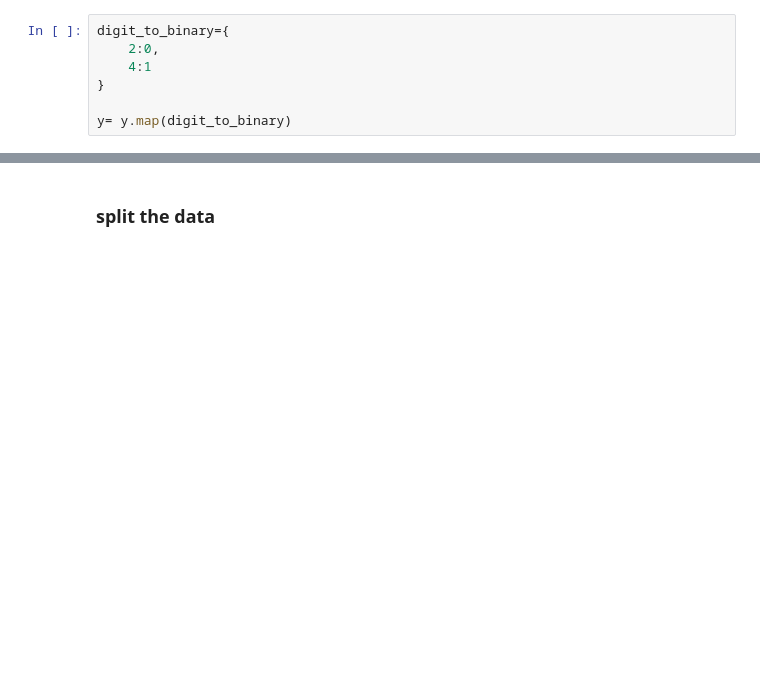
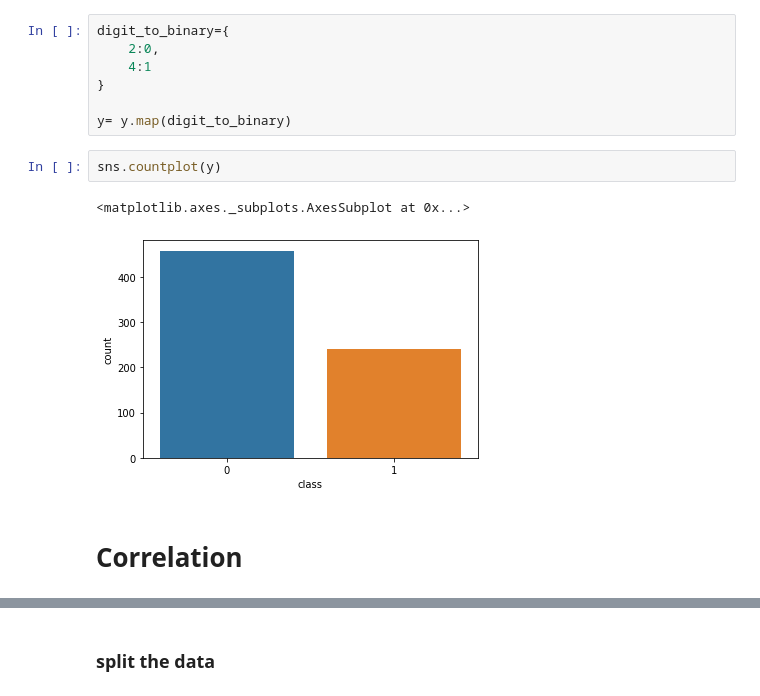
Before and after one commit to masaimahapa/breast-cancer-prediction, a Jupyter notebook: breast cancer.ipynb, the cells around one changed output, grey strips where cells are left out. Drawn from its saved outputs; the diff is of its cells as text; blank space fills up the shorter version.

```diff
--- a/breast cancer.ipynb
+++ b/breast cancer.ipynb
@@ -121,3 +136,10 @@ digit_to_binary={
 }
 
 y= y.map(digit_to_binary)
+# %%
+sns.countplot(y)
+# %% [output]
+<matplotlib.axes._subplots.AxesSubplot at 0x...>
+[figure, added]
+# %% [markdown]
+# Correlation
```
Also changed, not shown: parts of 40 cells of this notebook.
